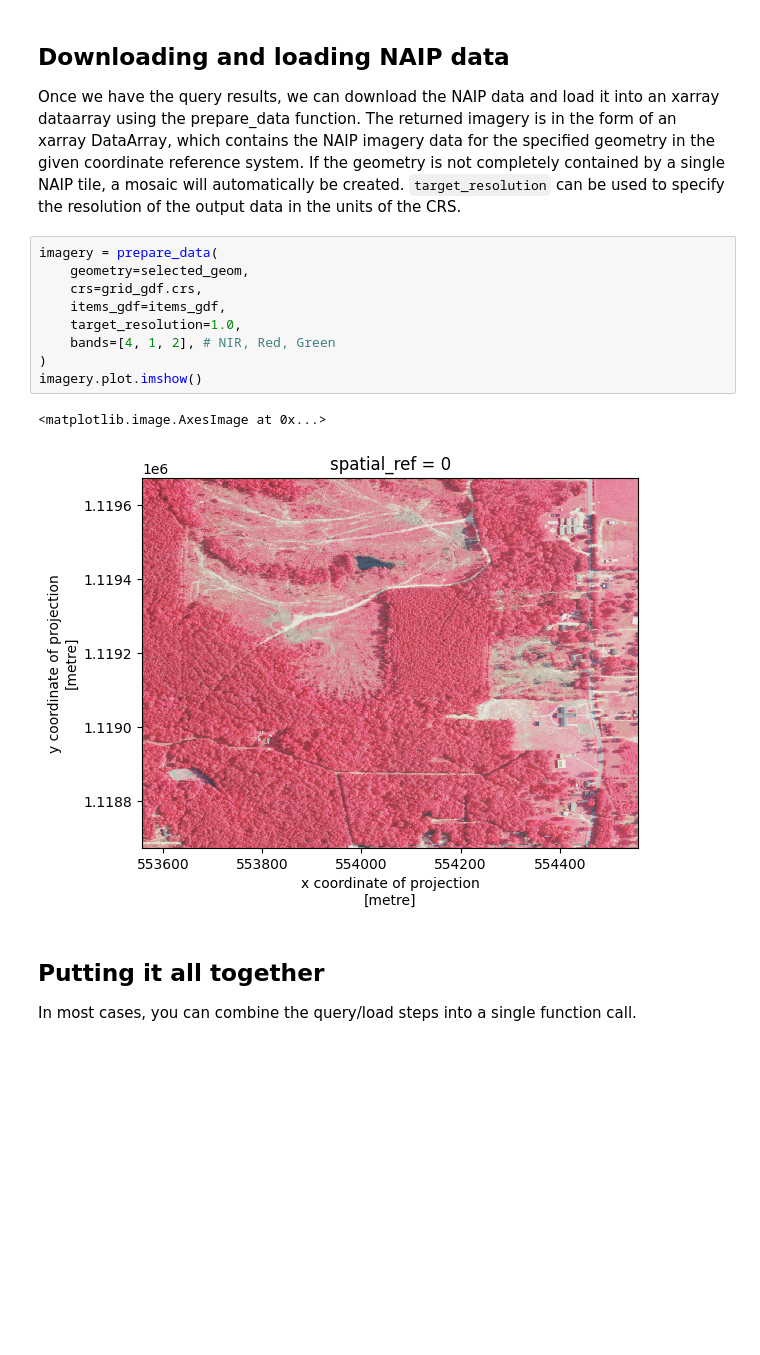
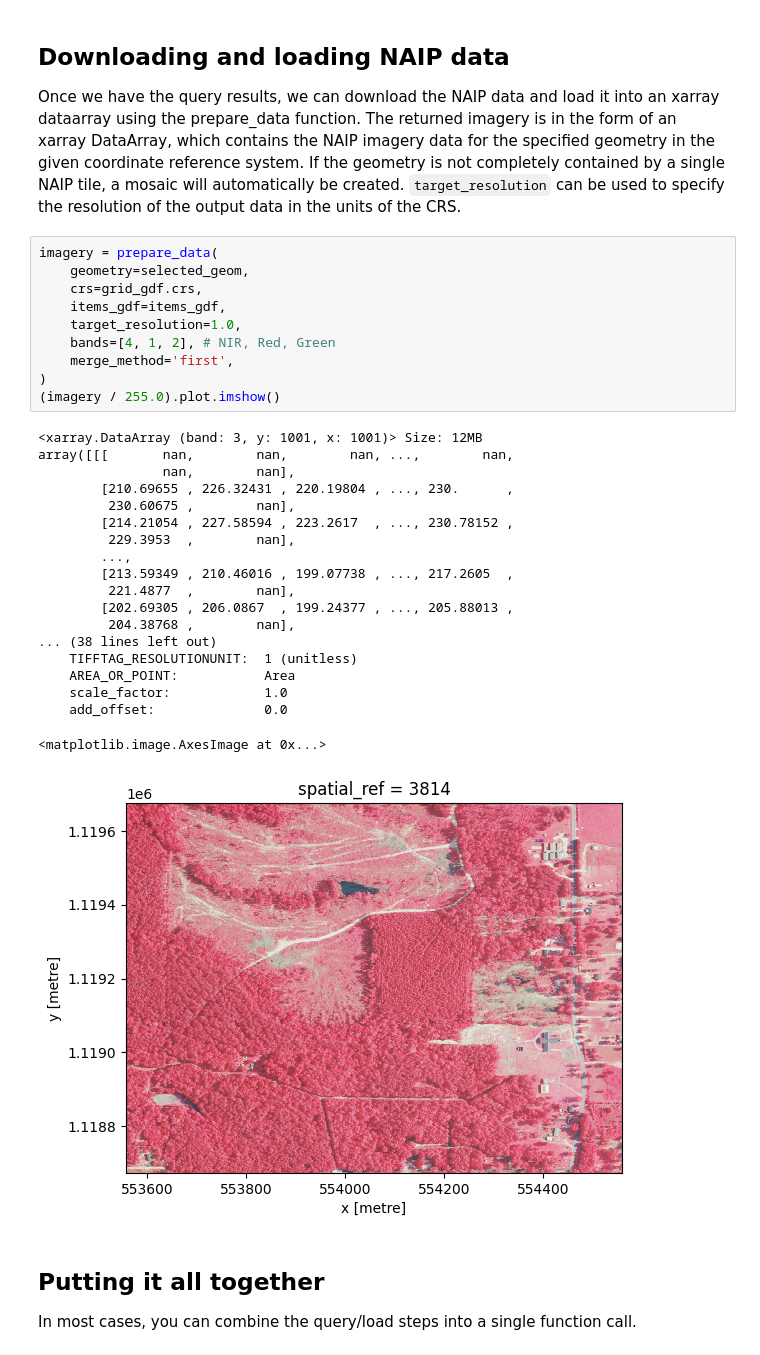
Before and after one commit to gcermsu/pcxarray, a Jupyter notebook: naip_demo.ipynb, the cells around one changed output. Cells and saved outputs as stored; diff of their text form; blank space fills up the shorter version.

```diff
--- a/naip_demo.ipynb
+++ b/naip_demo.ipynb
@@ -93,15 +93,33 @@ Once we have the query results, we can download the NAIP data and load it into a
 # %%
 imagery = prepare_data(
     geometry=selected_geom,
     crs=grid_gdf.crs,
     items_gdf=items_gdf,
     target_resolution=1.0,
     bands=[4, 1, 2], # NIR, Red, Green
+    merge_method='first',
 )
-imagery.plot.imshow()
+(imagery / 255.0).plot.imshow()
 # %% [output]
-<matplotlib.image.AxesImage at 0x...>
+<xarray.DataArray (band: 3, y: 1001, x: 1001)> Size: 12MB
+array([[[       nan,        nan,        nan, ...,        nan,
+                nan,        nan],
+        [210.69655 , 226.32431 , 220.19804 , ..., 230.      ,
+         230.60675 ,        nan],
+        [214.21054 , 227.58594 , 223.2617  , ..., 230.78152 ,
+         229.3953  ,        nan],
+        ...,
+        [213.59349 , 210.46016 , 199.07738 , ..., 217.2605  ,
+         221.4877  ,        nan],
+        [202.69305 , 206.0867  , 199.24377 , ..., 205.88013 ,
+         204.38768 ,        nan],
+... (38 lines left out)
+    TIFFTAG_RESOLUTIONUNIT:  1 (unitless)
+    AREA_OR_POINT:           Area
+    scale_factor:            1.0
+    add_offset:              0.0
+<matplotlib.image.AxesImage at 0x...>
-[figure, old version]
+[figure, new version]
 # %% [markdown]
 ## Putting it all together
 
```
Also changed, not shown: parts of 2 cells of this notebook, 6 other files.
